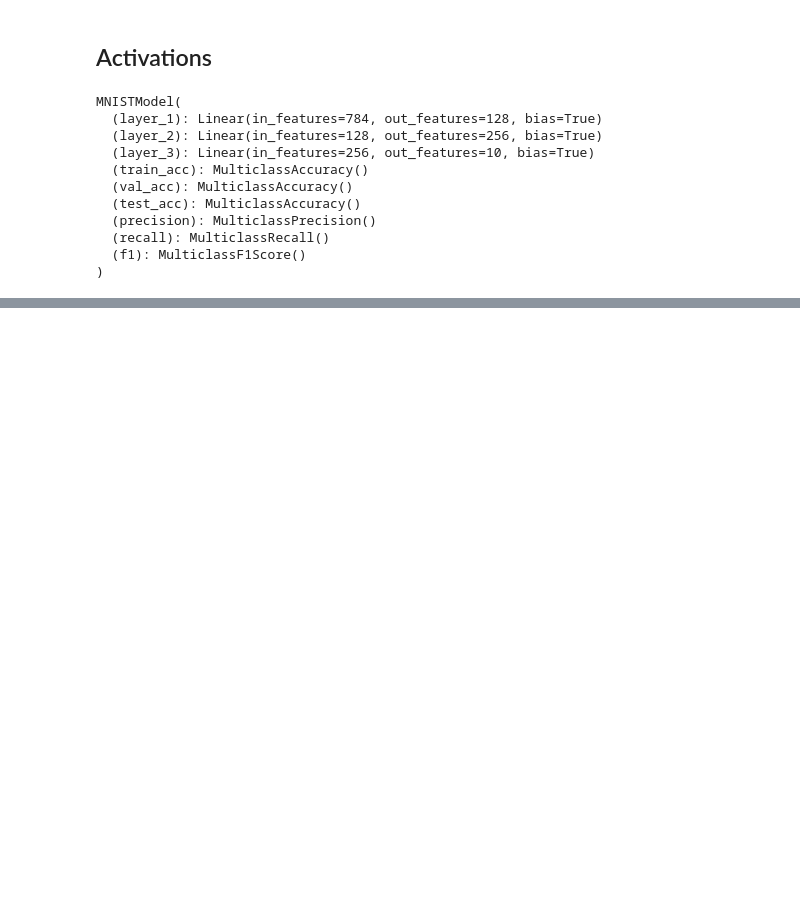
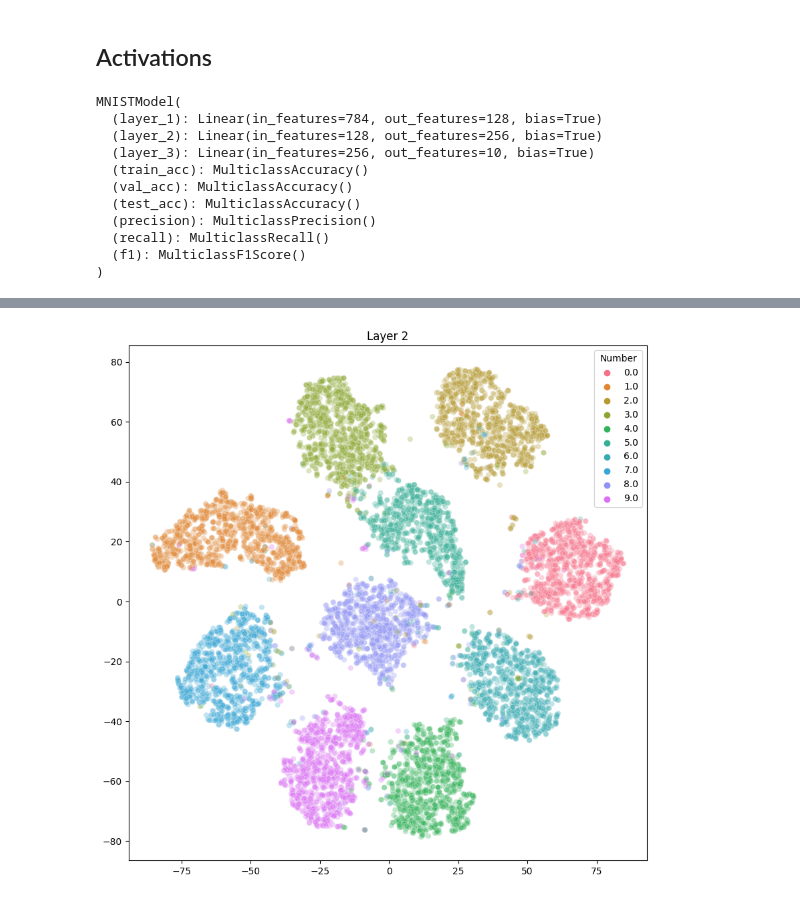
Before and after one commit to miguel-kjh/ExAI, a Jupyter notebook: mnist.ipynb, the cells around one changed output, grey strips where cells are left out. Drawn from its saved outputs; the diff is of its cells as text; code cells hidden in the pictures; blank space fills up the shorter version.

```diff
--- a/mnist.ipynb
+++ b/mnist.ipynb
@@ -198,0 +304,4 @@ df.to_pickle('activations.pkl')
+# %%
+plot_tsne(df_layer2, 'Layer 2')
+# %% [output]
+[figure, added]
```
Also changed, not shown: parts of 17 cells of this notebook, 2 other files.
